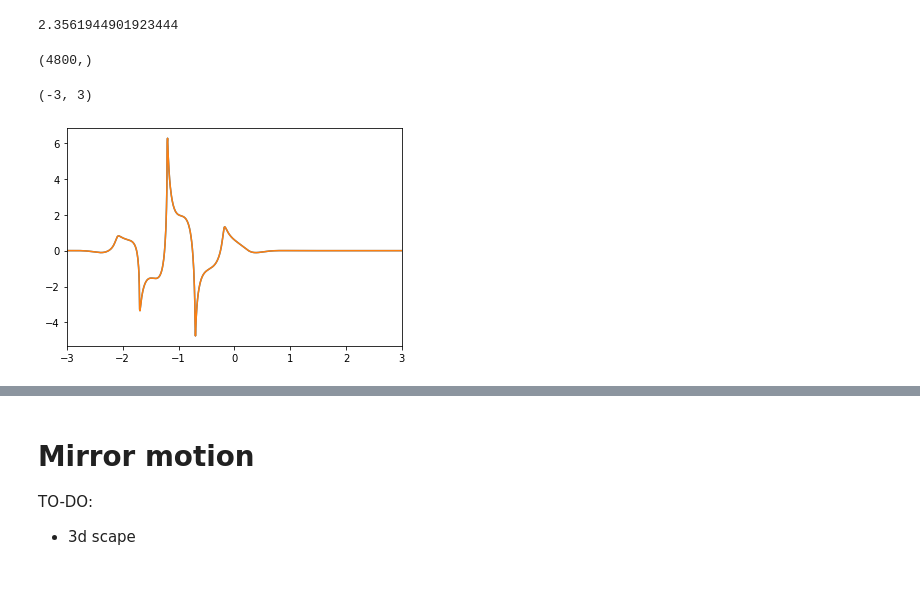
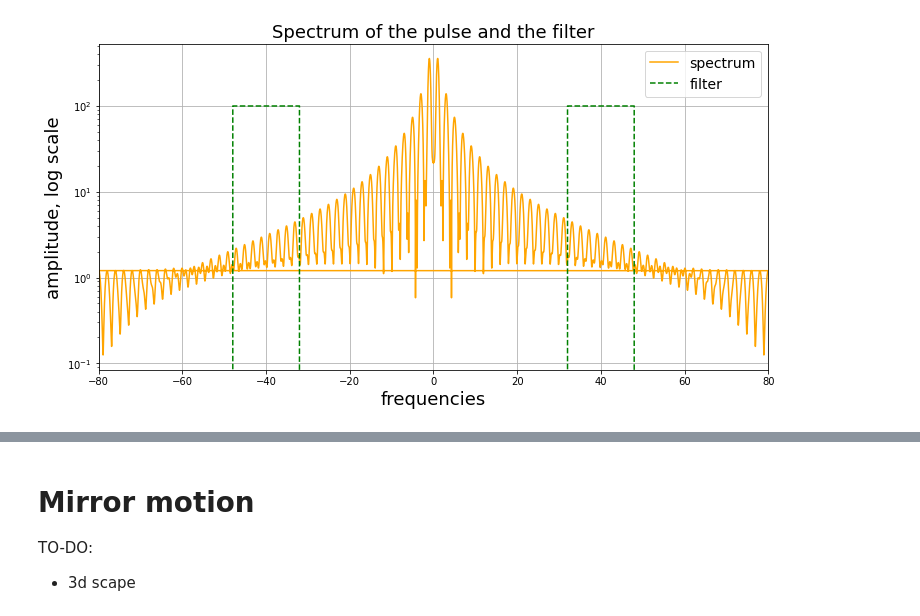
Before and after one commit to ekonyagin/wave_propagation, a Jupyter notebook: OAM_VTK_refined.ipynb, the cells around one changed output, grey strips where cells are left out. Cells and saved outputs as stored; diff of their text form; code cells hidden in the pictures; blank space fills up the shorter version.

```diff
--- a/OAM_VTK_refined.ipynb
+++ b/OAM_VTK_refined.ipynb
@@ -352,16 +37,15 @@ plt.plot(freqs,np.abs(lg_mode.fft_result[0,2]))
-# %%
-2*np.pi*3*10**10/(0.8e-4)/1e15
-# %% [output]
-2.3561944901923444
-# %%
-inv = np.fft.ifft(lg_mode.fft_result[0,2])
-inv.shape
-# %% [output]
-(4800,)
-# %%
-plt.plot(np.linspace(-15,15,4800),inv)
-plt.plot(np.linspace(-15,15,4800),lg_mode.refl_field[0,2])
-plt.xlim((-3,3))
-# %% [output]
-(-3, 3)
-[figure, removed]
+# %%
+freqs = 2*np.pi*lg_mode.fft_freq
+plt.figure(figsize=(12,6))
+plt.title("Spectrum of the pulse and the filter", fontsize=18)
+plt.grid()
+
+plt.semilogy(freqs,np.abs(lg_mode.fft_result[0,2]), label='spectrum', c='orange')
+plt.plot(freqs,100*(cut_func_total>0.9), label='filter', linestyle='--', c='green')
+plt.xlim((-80,80))
+plt.xlabel("frequencies", fontsize=18)
+plt.ylabel("amplitude, log scale", fontsize=18)
+plt.legend(fontsize=14)
+plt.show()
+# %% [output]
+[figure, added]
```
Also changed, not shown: parts of 22 cells of this notebook, 3 other files.
